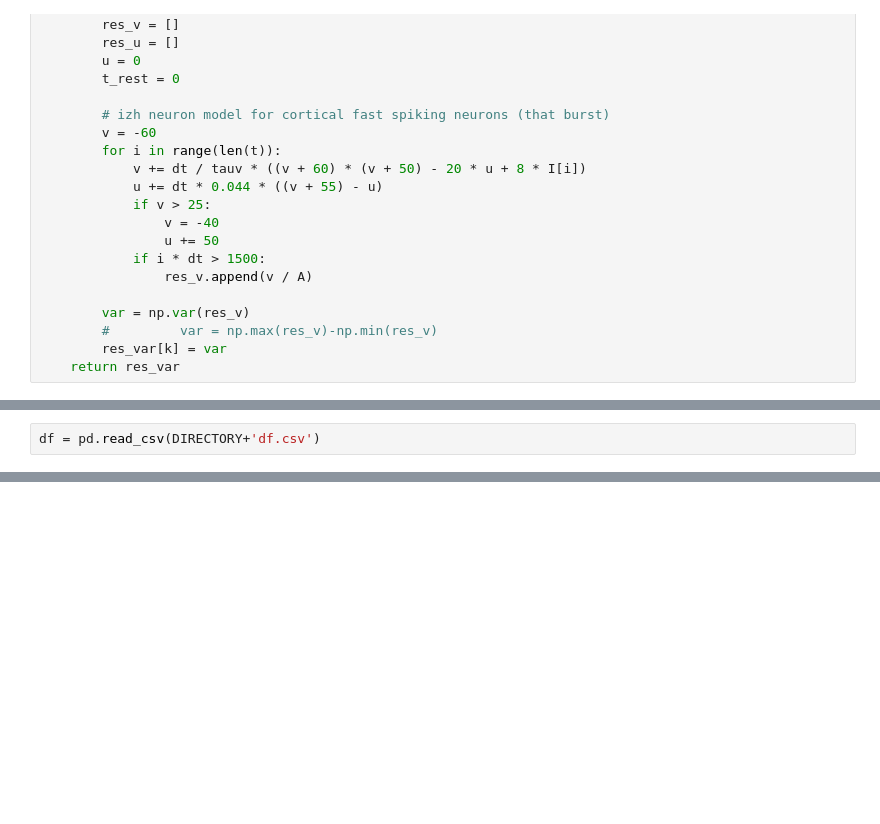
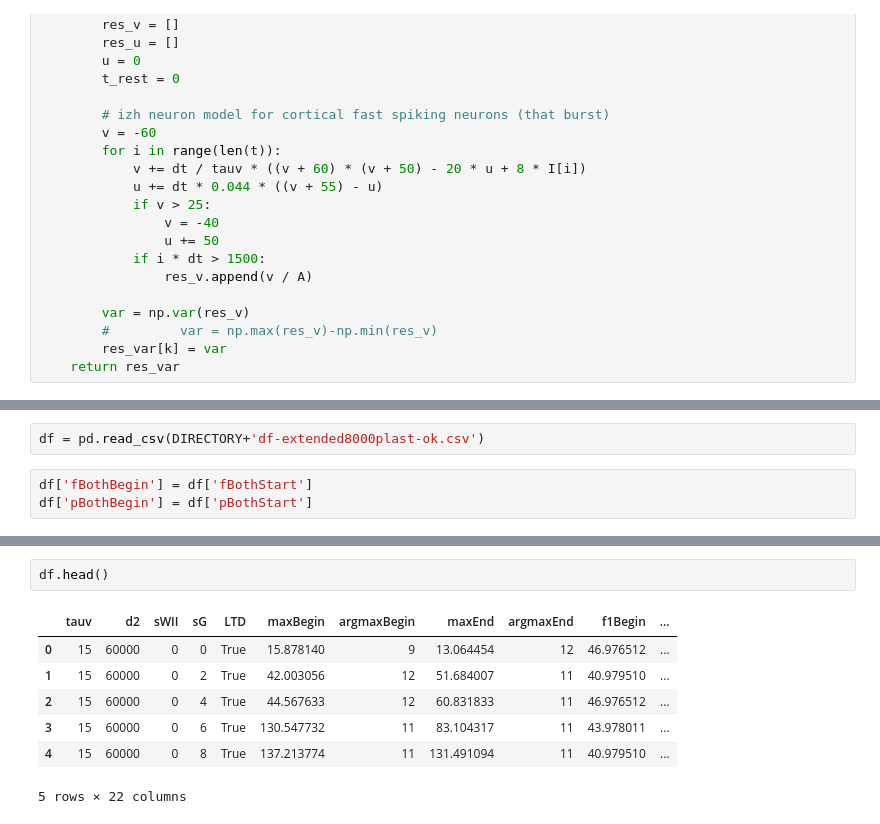
Before and after one commit to gpernelle/cortex, a Jupyter notebook: notebooks/2016-05-25-TRN_Cluster-newAPI.ipynb, the cells around one changed output, grey strips where cells are left out. Drawn from its saved outputs; the diff is of its cells as text; blank space fills up the shorter version.

```diff
--- a/notebooks/2016-05-25-TRN_Cluster-newAPI.ipynb
+++ b/notebooks/2016-05-25-TRN_Cluster-newAPI.ipynb
@@ -163,2 +169,5 @@ df.to_csv(DIRECTORY+'df.csv')
 # %%
-df = pd.read_csv(DIRECTORY+'df.csv')
+df = pd.read_csv(DIRECTORY+'df-extended8000plast-ok.csv')
+# %%
+df['fBothBegin'] = df['fBothStart']
+df['pBothBegin'] = df['pBothStart']
@@ -289,0 +278,10 @@ KeyError: '[ 15.  15.  15.  15.  15.  15.  15.  25.  25.  25.  25.  25.  25.  25
+# %%
+df.head()
+# %% [output]
+|  | tauv | d2 | sWII | sG | LTD | maxBegin | argmaxBegin | maxEnd | argmaxEnd | f1Begin | ... |
+| 0 | 15 | 60000 | 0 | 0 | True | 15.878140 | 9 | 13.064454 | 12 | 46.976512 | ... |
+| 1 | 15 | 60000 | 0 | 2 | True | 42.003056 | 12 | 51.684007 | 11 | 40.979510 | ... |
+| 2 | 15 | 60000 | 0 | 4 | True | 44.567633 | 12 | 60.831833 | 11 | 46.976512 | ... |
+| 3 | 15 | 60000 | 0 | 6 | True | 130.547732 | 11 | 83.104317 | 11 | 43.978011 | ... |
+| 4 | 15 | 60000 | 0 | 8 | True | 137.213774 | 11 | 131.491094 | 11 | 40.979510 | ... |
+5 rows × 22 columns
```
Also changed, not shown: parts of 25 cells of this notebook, 5 other files.
